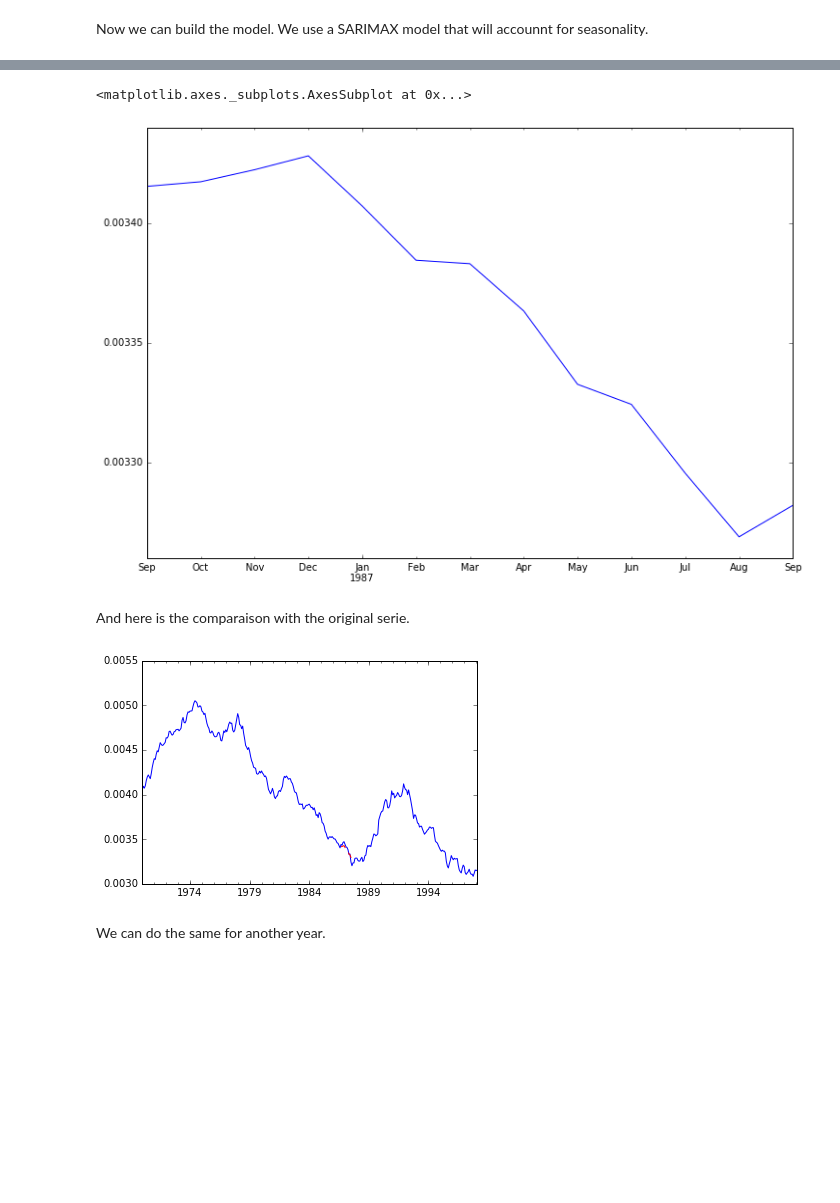
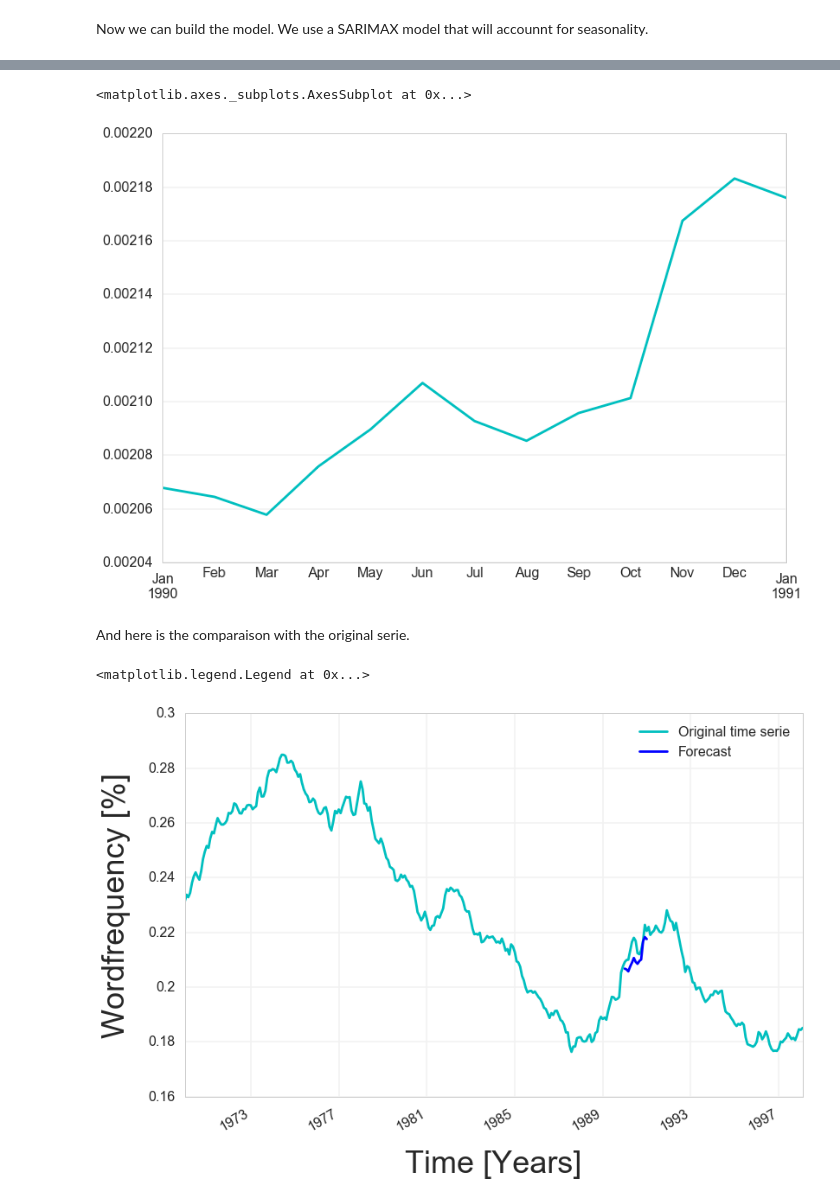
Before and after one commit to ThomVett/Project_ADA, a Jupyter notebook: sarimax_model.ipynb, the cells around one changed output, grey strips where cells are left out. Saved outputs shown, nothing was run; the diff lists cells and outputs as text; code cells hidden in the pictures; blank space fills up the shorter version.

```diff
--- a/sarimax_model.ipynb
+++ b/sarimax_model.ipynb
@@ -44,3 +61 @@ wordCountYear['Total Words'] = wordCountYear.sum(axis=1).values
-# %%
-wordNorm = wordCountYear.divide(wordCountYear['Total Words'],axis=0)
 # %% [markdown]
@@ -53,11 +68,11 @@ plt.plot_date(yearIndex,wordNorm['vrai'].values)
 # %% [markdown]
 We select this time serie for the word 'noël' and we reshape it in array form that suit the following of our processing
 # %%
-time_serie_noel = wordNorm['politique']
+time_serie = wordNorm['politique']
 # %% [markdown]
 Here we make a copy of the time serie and we replace all the 0 value by NaN. This is required for the interpolation that we will apply soon after.
 # %%
-serie_nan = time_serie_noel.copy()
+serie_nan = time_serie.copy()
 # %%
 serie_nan[serie_nan == 0] = np.nan
 # %% [markdown]
@@ -231,18 +250,24 @@ Now that the model is built from the serie we can use it to see how it predict o
 
 Here is the prediction for 12 month.
 # %%
-forecast = results.predict(start = 2200, end= 2212, dynamic= True)
-forecast.plot(figsize=(12, 8))
+forecast = results.predict(start = 2240, end= 2252, dynamic= True)
+forecast.plot(c='c')
 #serie_final.plot(figsize=(12, 8))
 # %% [output]
 <matplotlib.axes._subplots.AxesSubplot at 0x...>
-[figure, old version]
+[figure, new version]
 # %% [markdown]
 And here is the comparaison with the original serie.
 # %%
-ax = rolmean[2000:].plot()
-ax = forecast.plot(ax=ax, style='r--', label='Dynamic Prediction');
+ax = rolmean[2000:].plot(c='c')
+ax = forecast.plot(ax=ax, style='b', label='Dynamic Prediction');
+
+ax.set_xlabel('Time [Years]',fontsize=36,labelpad=20,**hfont)
+ax.set_ylabel('Wordfrequency [%]',fontsize=36,labelpad=20,**hfont)
+
+ax.yaxis.set_major_formatter(formatter)
+
+ax.legend(["Original time serie","Forecast"])
 # %% [output]
+<matplotlib.legend.Legend at 0x...>
-[figure, old version]
+[figure, new version]
-# %% [markdown]
-We can do the same for another year.
```
Also changed, not shown: parts of 37 cells of this notebook, 2 other files.
